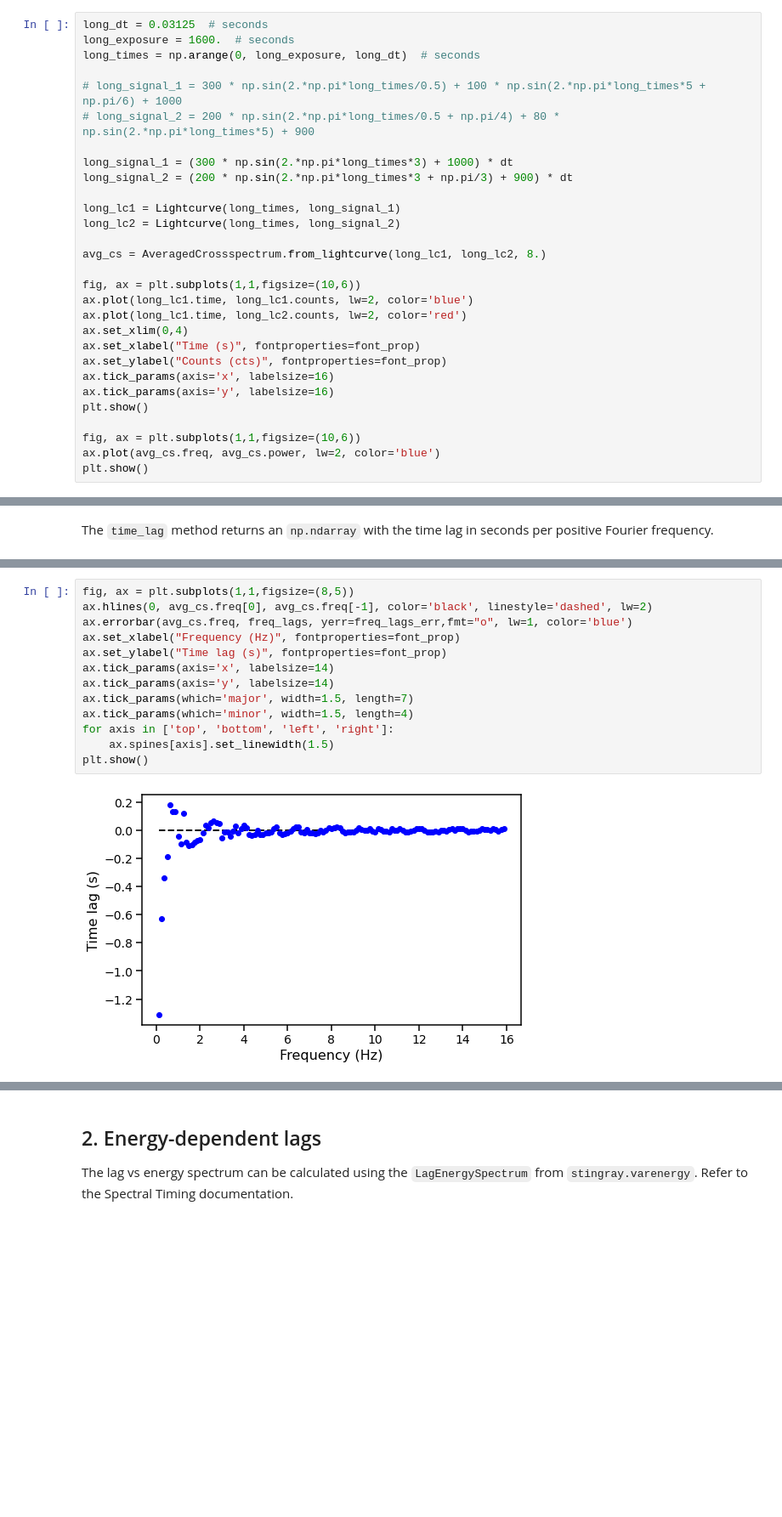
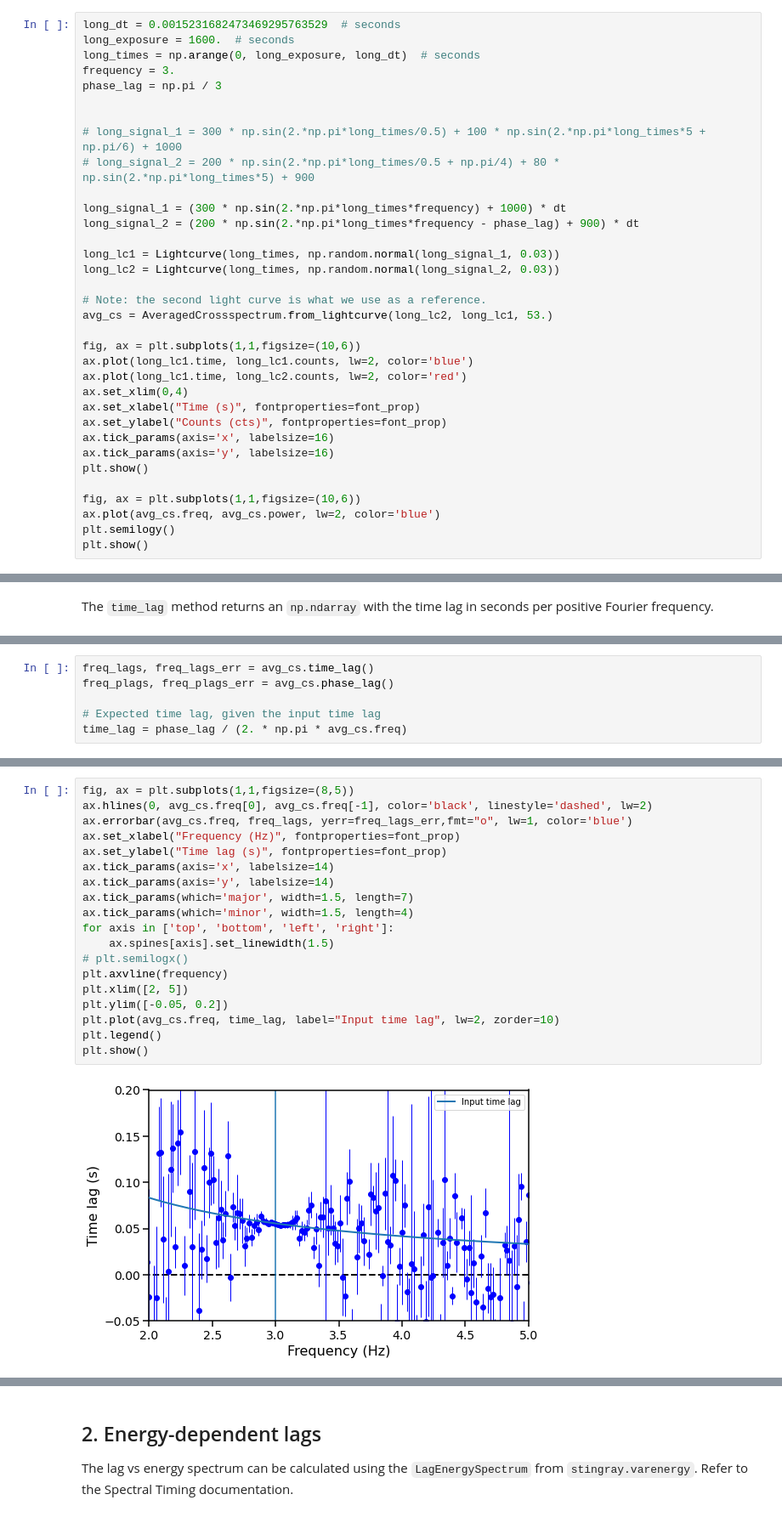
Before and after one commit to StingraySoftware/notebooks, a Jupyter notebook: Crossspectrum/Crossspectrum_tutorial.ipynb, the cells around one changed output, grey strips where cells are left out. Shown at 85% size. Saved outputs shown, nothing was run; the diff lists cells and outputs as text; blank space fills up the shorter version.

```diff
--- a/Crossspectrum/Crossspectrum_tutorial.ipynb
+++ b/Crossspectrum/Crossspectrum_tutorial.ipynb
@@ -343,18 +345,22 @@ See  *Uttley et al. 2014, A&ARev, 22, 72* section 2.2.1.
 # %%
-long_dt = 0.03125  # seconds
+long_dt = 0.0015231682473469295763529  # seconds
 long_exposure = 1600.  # seconds
 long_times = np.arange(0, long_exposure, long_dt)  # seconds
+frequency = 3.
+phase_lag = np.pi / 3
+
 
 # long_signal_1 = 300 * np.sin(2.*np.pi*long_times/0.5) + 100 * np.sin(2.*np.pi*long_times*5 + np.pi/6) + 1000
 # long_signal_2 = 200 * np.sin(2.*np.pi*long_times/0.5 + np.pi/4) + 80 * np.sin(2.*np.pi*long_times*5) + 900
 
-long_signal_1 = (300 * np.sin(2.*np.pi*long_times*3) + 1000) * dt
-long_signal_2 = (200 * np.sin(2.*np.pi*long_times*3 + np.pi/3) + 900) * dt
+long_signal_1 = (300 * np.sin(2.*np.pi*long_times*frequency) + 1000) * dt
+long_signal_2 = (200 * np.sin(2.*np.pi*long_times*frequency - phase_lag) + 900) * dt
 
-long_lc1 = Lightcurve(long_times, long_signal_1)
-long_lc2 = Lightcurve(long_times, long_signal_2)
+long_lc1 = Lightcurve(long_times, np.random.normal(long_signal_1, 0.03))
+long_lc2 = Lightcurve(long_times, np.random.normal(long_signal_2, 0.03))
 
-avg_cs = AveragedCrossspectrum.from_lightcurve(long_lc1, long_lc2, 8.)
+# Note: the second light curve is what we use as a reference.
+avg_cs = AveragedCrossspectrum.from_lightcurve(long_lc2, long_lc1, 53.)
 
 fig, ax = plt.subplots(1,1,figsize=(10,6))
 ax.plot(long_lc1.time, long_lc1.counts, lw=2, color='blue')
@@ -368,5 +374,6 @@ plt.show()
 
 fig, ax = plt.subplots(1,1,figsize=(10,6))
 ax.plot(avg_cs.freq, avg_cs.power, lw=2, color='blue')
+plt.semilogy()
 plt.show()
 # %% [output]
@@ -379 +384,7 @@ freq_lags, freq_lags_err = avg_cs.time_lag()
+# %%
+freq_lags, freq_lags_err = avg_cs.time_lag()
+freq_plags, freq_plags_err = avg_cs.phase_lag()
+
+# Expected time lag, given the input time lag
+time_lag = phase_lag / (2. * np.pi * avg_cs.freq)
 # %% [markdown]
@@ -381,15 +392,21 @@ And this is a plot of the lag-frequency spectrum.
 # %%
 fig, ax = plt.subplots(1,1,figsize=(8,5))
 ax.hlines(0, avg_cs.freq[0], avg_cs.freq[-1], color='black', linestyle='dashed', lw=2)
 ax.errorbar(avg_cs.freq, freq_lags, yerr=freq_lags_err,fmt="o", lw=1, color='blue')
 ax.set_xlabel("Frequency (Hz)", fontproperties=font_prop)
 ax.set_ylabel("Time lag (s)", fontproperties=font_prop)
 ax.tick_params(axis='x', labelsize=14)
 ax.tick_params(axis='y', labelsize=14)
 ax.tick_params(which='major', width=1.5, length=7)
 ax.tick_params(which='minor', width=1.5, length=4)
 for axis in ['top', 'bottom', 'left', 'right']:
     ax.spines[axis].set_linewidth(1.5)
+# plt.semilogx()
+plt.axvline(frequency)
+plt.xlim([2, 5])
+plt.ylim([-0.05, 0.2])
+plt.plot(avg_cs.freq, time_lag, label="Input time lag", lw=2, zorder=10)
+plt.legend()
 plt.show()
 # %% [output]
-[figure, old version]
+[figure, new version]
```
Also changed, not shown: parts of 13 cells of this notebook.
